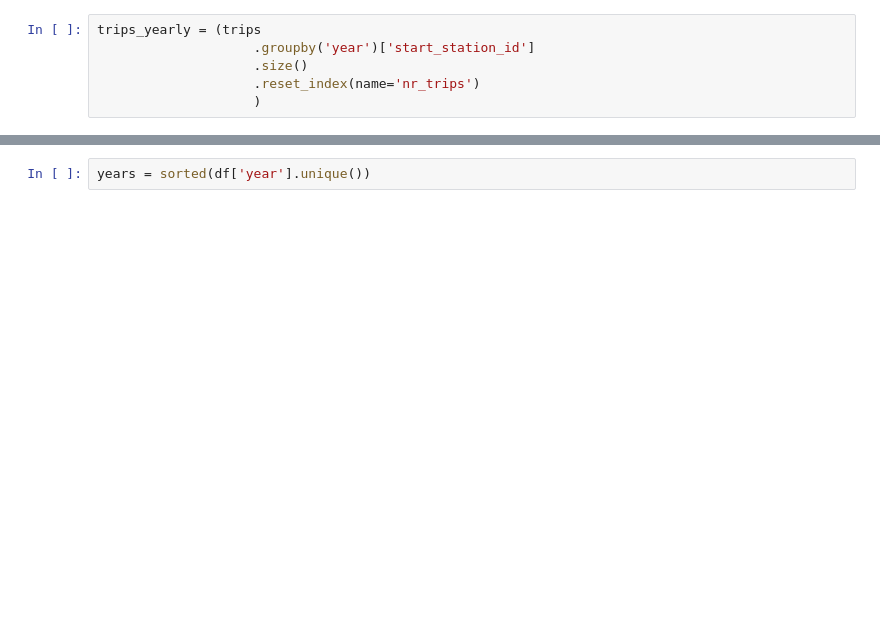
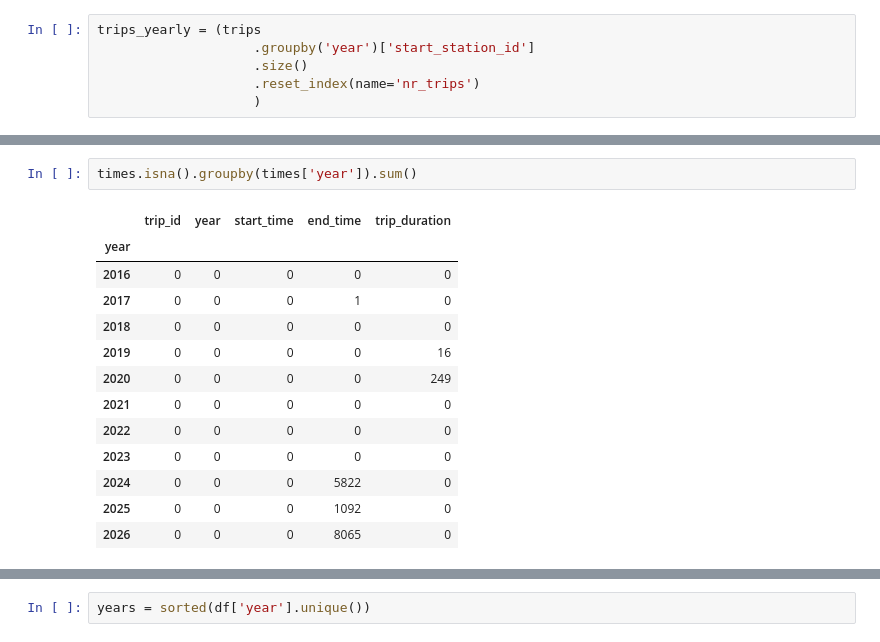
Before and after one commit to Neman-River/bikeshare_toronto, a Jupyter notebook: eda.ipynb, the cells around one changed output, grey strips where cells are left out. Drawn from its saved outputs; the diff is of its cells as text; blank space fills up the shorter version.

```diff
--- a/eda.ipynb
+++ b/eda.ipynb
@@ -204,0 +552,16 @@ fig
+# %%
+times.isna().groupby(times['year']).sum()
+# %% [output]
+|  | trip_id | year | start_time | end_time | trip_duration |
+| year |  |  |  |  |  |
+| 2016 | 0 | 0 | 0 | 0 | 0 |
+| 2017 | 0 | 0 | 0 | 1 | 0 |
+| 2018 | 0 | 0 | 0 | 0 | 0 |
+| 2019 | 0 | 0 | 0 | 0 | 16 |
+| 2020 | 0 | 0 | 0 | 0 | 249 |
+| 2021 | 0 | 0 | 0 | 0 | 0 |
+| 2022 | 0 | 0 | 0 | 0 | 0 |
+| 2023 | 0 | 0 | 0 | 0 | 0 |
+| 2024 | 0 | 0 | 0 | 5822 | 0 |
+| 2025 | 0 | 0 | 0 | 1092 | 0 |
+| 2026 | 0 | 0 | 0 | 8065 | 0 |
```
Also changed, not shown: parts of 91 cells of this notebook.
